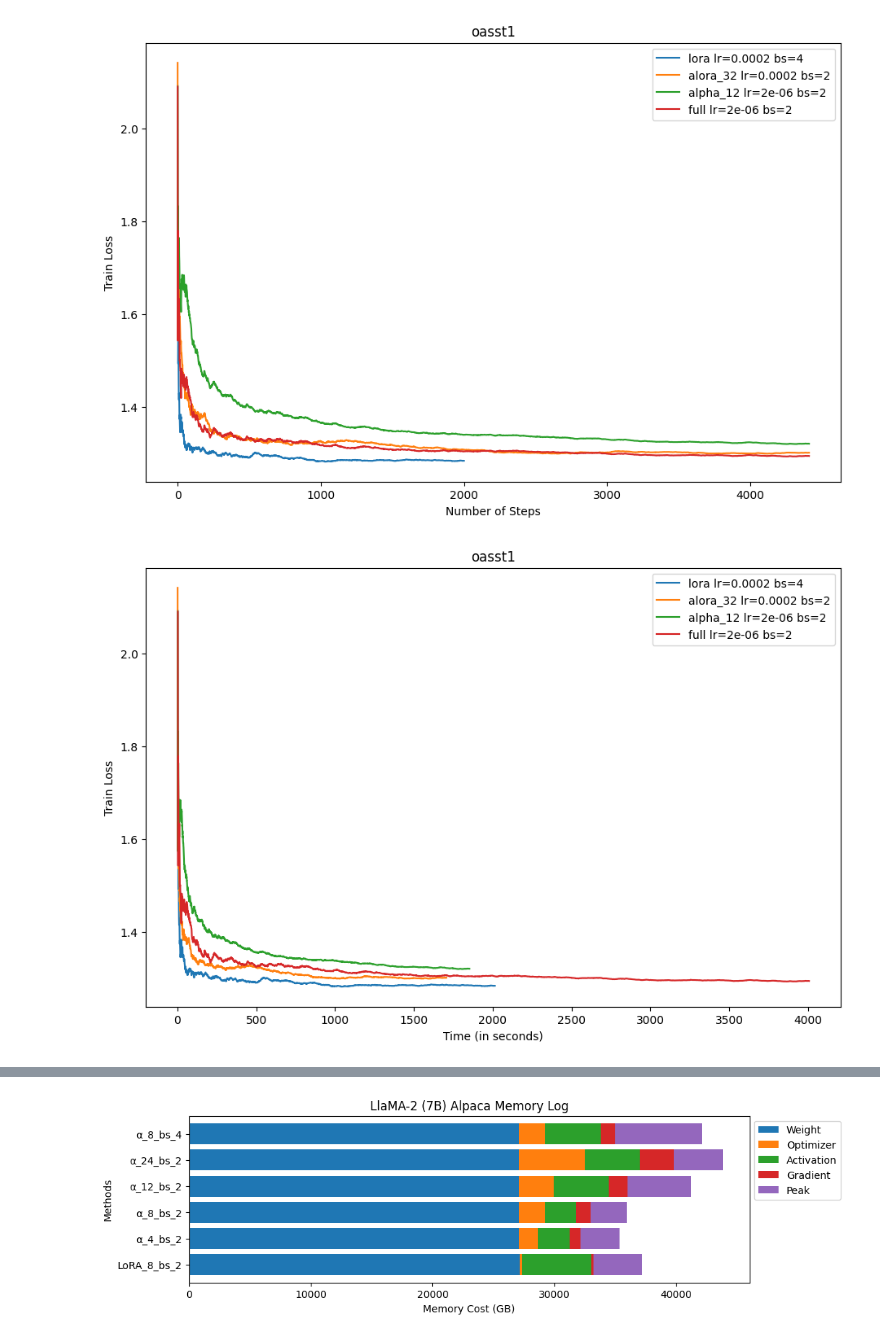
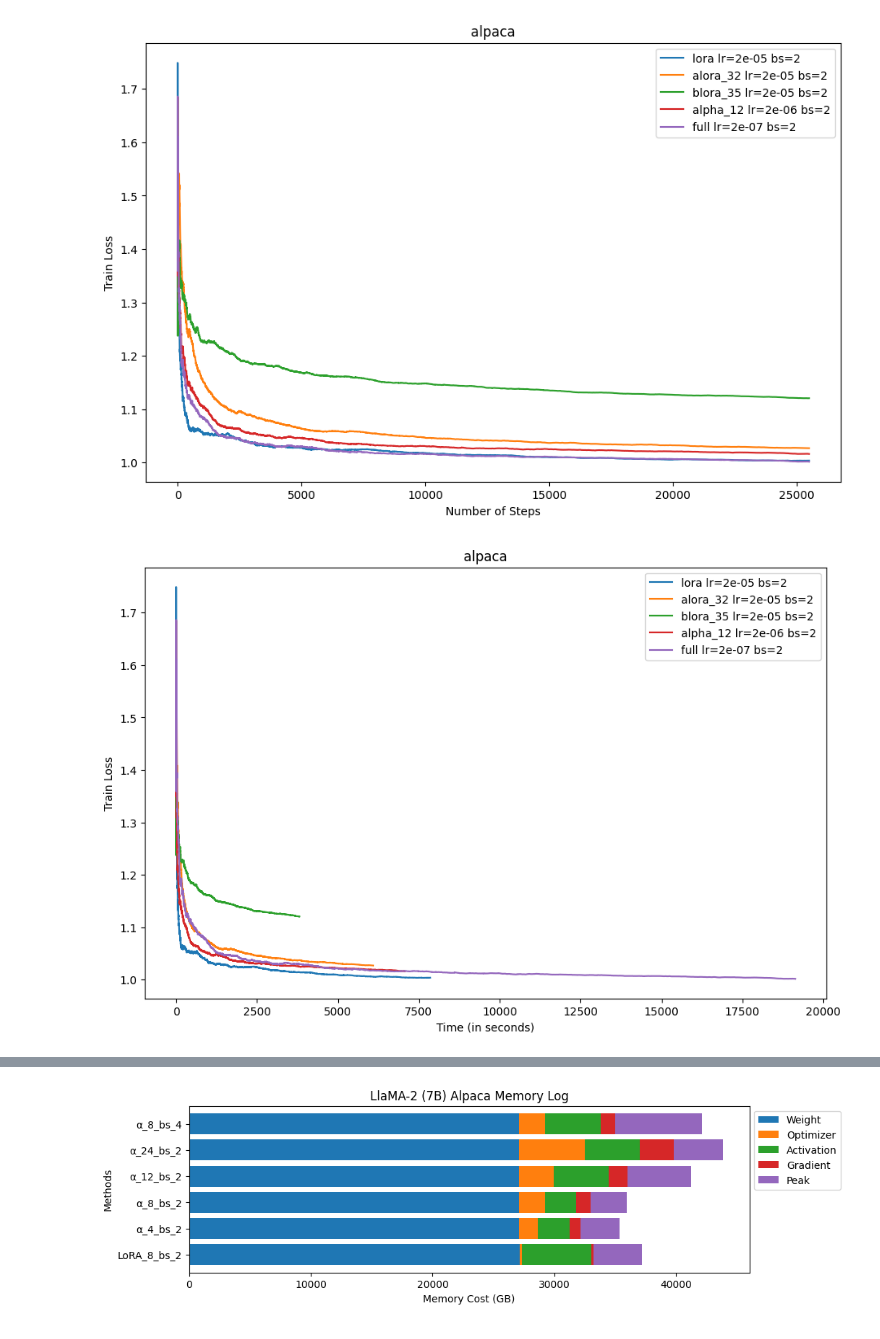
Before and after one commit to RpM-Kinshuk/SelectiveFT, a Jupyter notebook: Plots.ipynb, the cells around one changed output, grey strips where cells are left out. Saved outputs shown, nothing was run; the diff lists cells and outputs as text; code cells hidden in the pictures.

```diff
--- a/Plots.ipynb
+++ b/Plots.ipynb
@@ -10,15 +10,17 @@ from matplotlib import colormaps #type: ignore
 sv = False
 dpi = 500
 transparent = False
-task = 'oasst1'
+task = 'alpaca'
 layers = 12
 alora_layers = 32
+blora_layers = 35
 
 methods = {
-    'lora': {'lr': 2e-4, 'bs': 4, 'layers': 0, 'color': 'blue', 'label': 'LoRA', 'marker': 'o', 'linestyle': '-'},
-    'alora': {'lr': 2e-4, 'bs': 2, 'layers': alora_layers, 'color': 'green', 'label': 'RsLoRA', 'marker': 's', 'linestyle': '-'},
+    'lora': {'lr': 2e-5, 'bs': 2, 'layers': 0, 'color': 'blue', 'label': 'LoRA', 'marker': 'o', 'linestyle': '-'},
+    'alora': {'lr': 2e-5, 'bs': 2, 'layers': alora_layers, 'color': 'green', 'label': 'RsLoRA', 'marker': 's', 'linestyle': '-'},
+    'blora': {'lr': 2e-5, 'bs': 2, 'layers': blora_layers, 'color': 'green', 'label': 'RsLoRA', 'marker': 's', 'linestyle': '-'},
     'alpha': {'lr': 2e-6, 'bs': 2, 'layers': layers, 'color': 'red', 'label': 'Alpha', 'marker': '^', 'linestyle': '-'},
-    'full': {'lr': 2e-6, 'bs': 2, 'layers': 250, 'color': 'purple', 'label': 'Full', 'marker': 'x', 'linestyle': '-'},
+    'full': {'lr': 2e-7, 'bs': 2, 'layers': 250, 'color': 'purple', 'label': 'Full', 'marker': 'x', 'linestyle': '-'},
     # 'dora': {'lr': 2e-5, 'bs': 4, 'layers': 0, 'color': 'orange', 'label': 'DORA', 'marker': 'd', 'linestyle': '-'},
 }
 
@@ -57,34 +59,34 @@ for key in dictionary.keys():
 # %%
 plt.figure(figsize=(11, 7))
 for key in dictionary.keys():
     tag = key + f" lr={methods[key]['lr']} bs={methods[key]['bs']}"
-    if 'alpha' in key or 'alora' in key:
+    if 'alpha' in key or 'alora' in key or 'blora' in key:
         tag = key + f"_{methods[key]['layers']} lr={methods[key]['lr']} bs={methods[key]['bs']}"
     plt.plot(dictionary[key]['train_loss'][0], label=tag)
     plt.xlabel("Number of Steps")
     plt.ylabel("Train Loss")
 # plt.ylim(1.28, 1.7)
 plt.legend()
 plt.title(f"{task}")
 plt.show()
 
 plt.figure(figsize=(11, 7))
 for key in dictionary.keys():
     tag = key + f" lr={methods[key]['lr']} bs={methods[key]['bs']}"
-    if 'alpha' in key or 'alora' in key:
+    if 'alpha' in key or 'alora' in key or 'blora' in key:
         tag = key + f"_{methods[key]['layers']} lr={methods[key]['lr']} bs={methods[key]['bs']}"
     plt.plot(dictionary[key]['time'][0],dictionary[key]['train_loss'][0], label=tag)
     plt.xlabel("Time (in seconds)")
     plt.ylabel("Train Loss")
 # plt.ylim(1.28, 1.7)
 plt.legend()
 plt.title(f"{task}")
 plt.show()
 
 # exit()
 # %% [output]
-[figure, old version]
+[figure, new version]
-[figure, old version]
+[figure, new version]
 # %%
 mem_dict = {
     'categories': [],
```
Also changed, not shown: parts of 2 cells of this notebook, 8 other files.
